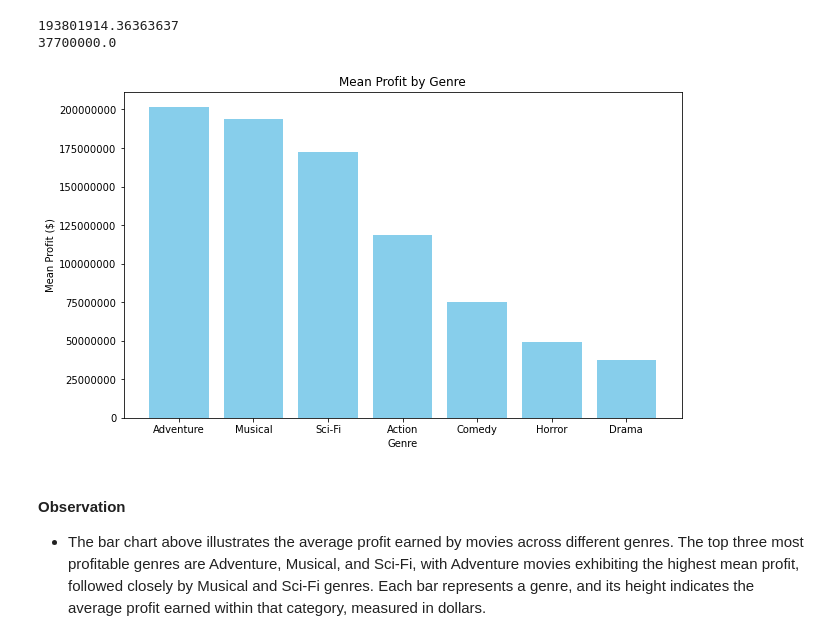
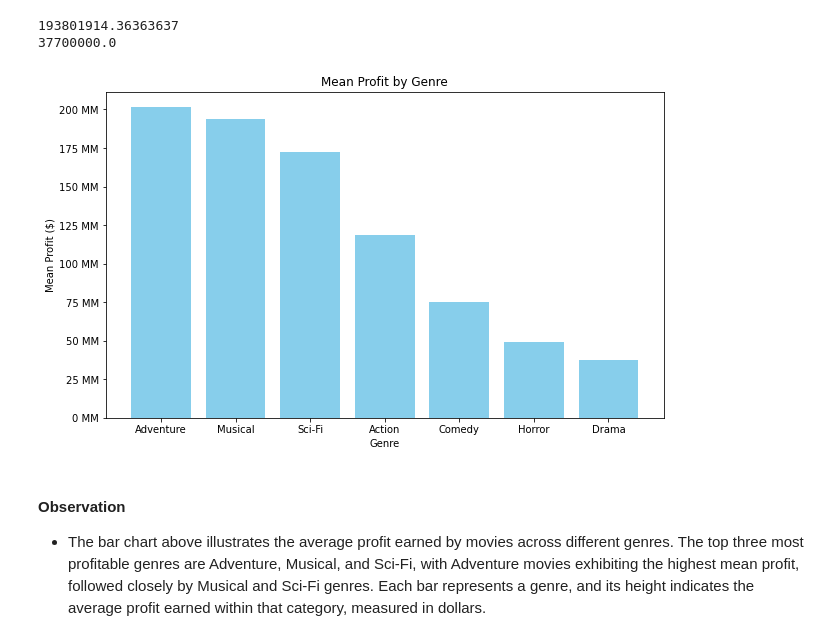
Before and after one commit to sangwon224/Movie_Studio_Strategy_Recommendation, a Jupyter notebook: Movie_Studio_Strategy_Recommendation.ipynb, the cells around one changed output. Cells and saved outputs as stored; diff of their text form; code cells hidden in the pictures.

```diff
--- a/Movie_Studio_Strategy_Recommendation.ipynb
+++ b/Movie_Studio_Strategy_Recommendation.ipynb
@@ -307,3 +314,16 @@ df_merged_mb = df_merged_mb.dropna(subset = ['genres'])
+# %%
+#Creating custom number formatters for charting purposes
+def MM_formatter(x, pos):
+    return f'${x/1e6:.0f} MM'
+
+def MM_formatter_alt(x, pos):
+    return f'{x/1_000_000:.0f} MM'
+
+def Bn_formatter(x,pos):
+    return f'${x/1e9:.1f} B'
+
+def Bn_formatter_alt(x,pos):
+    return f'{x/1_000_000_000:.1f} B'
 # %% [markdown]
 <hr style="border:2px solid gray">
 # %% [markdown]
@@ -637,23 +693,28 @@ print(musical_median_profit)
 # %%
 # Visual for mean profit v genre
 genres = ['Adventure', 'Musical', 'Sci-Fi', 'Action', 'Comedy', 'Horror', 'Drama']
 means = [adventure_mean_profit, musical_mean_profit, scifi_mean_profit, action_mean_profit,
         comedy_mean_profit, horror_mean_profit, drama_mean_profit]
 
 # Plotting
-plt.figure(figsize=(10, 6))
-plt.bar(genres, means, color='skyblue')
+fig, ax = plt.subplots(figsize=(10,6))
+ax.bar(genres, means, color='skyblue')
+
+#Create a ScalarFormatter object
+formatter1 = ticker.FuncFormatter(MM_formatter_alt)
+
+#Applying the formatter to both x and y axes
+ax.yaxis.set_major_formatter(formatter1)
 
 # Adding labels and title
-plt.xlabel('Genre')
-plt.ylabel('Mean Profit ($)')
-plt.title('Mean Profit by Genre')
-plt.ticklabel_format(style = 'plain', axis='y')
+ax.set_xlabel('Genre')
+ax.set_ylabel('Mean Profit ($)')
+ax.set_title('Mean Profit by Genre')
 
 # Show plot
-plt.show()
+plt.show();
 # %% [output]
-[figure, old version]
+[figure, new version]
 # %% [markdown]
 #### Observation
 - The bar chart above illustrates the average profit earned by movies across different genres. The top three most profitable genres are Adventure, Musical, and Sci-Fi, with Adventure movies exhibiting the highest mean profit, followed closely by Musical and Sci-Fi genres. Each bar represents a genre, and its height indicates the average profit earned within that category, measured in dollars.
```
Also changed, not shown: parts of 21 cells of this notebook.
